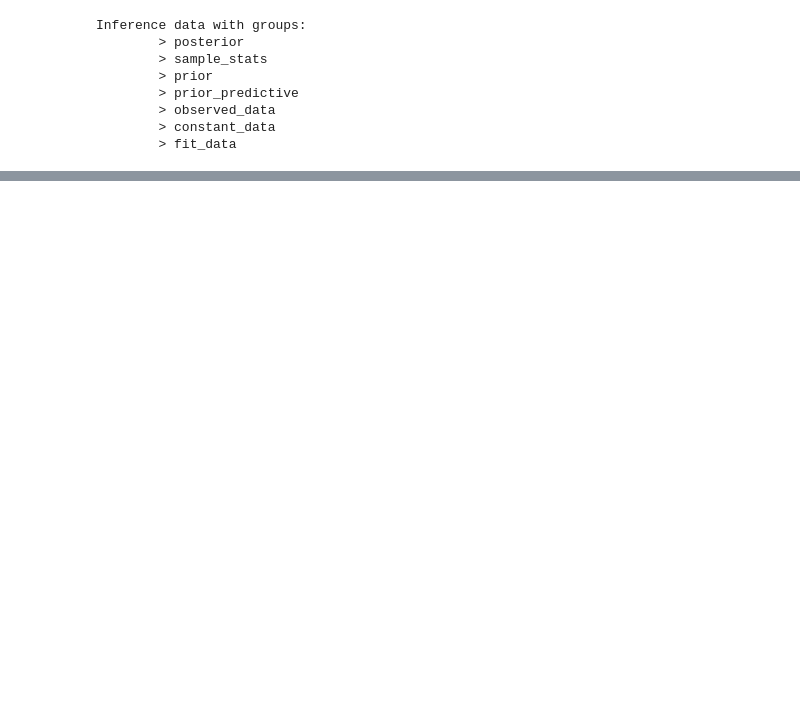
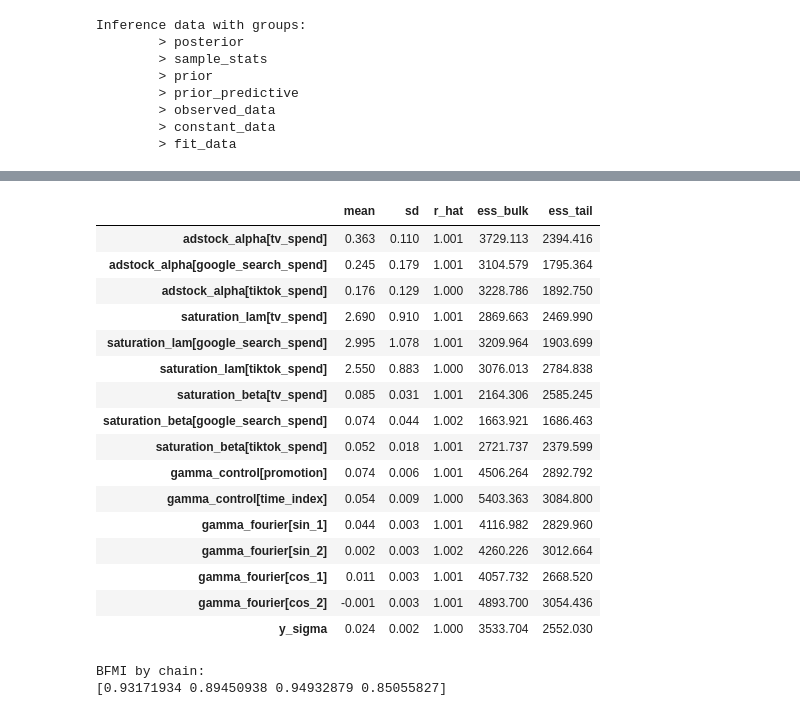
Before and after one commit to koalalovecoding/pymc-marketing-retail-mmm, a Jupyter notebook: notebooks/02_build_fit_and_diagnostics.ipynb, the cells around one changed output, grey strips where cells are left out. Drawn from its saved outputs; the diff is of its cells as text; code cells hidden in the pictures; blank space fills up the shorter version.

```diff
--- a/notebooks/02_build_fit_and_diagnostics.ipynb
+++ b/notebooks/02_build_fit_and_diagnostics.ipynb
@@ -267,0 +445,10 @@ Inference data with groups:
+# %%
+mmm_regularized.fit(
+    X=X_train,
+    y=y_train,
+    chains=4,
+    tune=1500,
+    draws=1000,
+    target_accept=0.99,
+    random_seed=RANDOM_SEED,
+)
@@ -267,0 +472,50 @@ Inference data with groups:
+# %%
+diagnostic_vars = [
+    "adstock_alpha",
+    "saturation_lam",
+    "saturation_beta",
+    "gamma_control",
+    "gamma_fourier",
+    "y_sigma",
+]
+
+regularized_summary = az.summary(
+    mmm_regularized.idata,
+    var_names=diagnostic_vars,
+    round_to=3,
+)
+
+display(
+    regularized_summary[
+        [
+            "mean",
+            "sd",
+            "r_hat",
+            "ess_bulk",
+            "ess_tail",
+        ]
+    ]
+)
+
+print("BFMI by chain:")
+print(az.bfmi(mmm_regularized.idata))
+# %% [output]
+|  | mean | sd | r_hat | ess_bulk | ess_tail |
+| adstock_alpha[tv_spend] | 0.363 | 0.110 | 1.001 | 3729.113 | 2394.416 |
+| adstock_alpha[google_search_spend] | 0.245 | 0.179 | 1.001 | 3104.579 | 1795.364 |
+| adstock_alpha[tiktok_spend] | 0.176 | 0.129 | 1.000 | 3228.786 | 1892.750 |
+| saturation_lam[tv_spend] | 2.690 | 0.910 | 1.001 | 2869.663 | 2469.990 |
+| saturation_lam[google_search_spend] | 2.995 | 1.078 | 1.001 | 3209.964 | 1903.699 |
+| saturation_lam[tiktok_spend] | 2.550 | 0.883 | 1.000 | 3076.013 | 2784.838 |
+| saturation_beta[tv_spend] | 0.085 | 0.031 | 1.001 | 2164.306 | 2585.245 |
+| saturation_beta[google_search_spend] | 0.074 | 0.044 | 1.002 | 1663.921 | 1686.463 |
+| saturation_beta[tiktok_spend] | 0.052 | 0.018 | 1.001 | 2721.737 | 2379.599 |
+| gamma_control[promotion] | 0.074 | 0.006 | 1.001 | 4506.264 | 2892.792 |
+| gamma_control[time_index] | 0.054 | 0.009 | 1.000 | 5403.363 | 3084.800 |
+| gamma_fourier[sin_1] | 0.044 | 0.003 | 1.001 | 4116.982 | 2829.960 |
+| gamma_fourier[sin_2] | 0.002 | 0.003 | 1.002 | 4260.226 | 3012.664 |
+| gamma_fourier[cos_1] | 0.011 | 0.003 | 1.001 | 4057.732 | 2668.520 |
+| gamma_fourier[cos_2] | -0.001 | 0.003 | 1.001 | 4893.700 | 3054.436 |
+| y_sigma | 0.024 | 0.002 | 1.000 | 3533.704 | 2552.030 |
+BFMI by chain:
+[0.93171934 0.89450938 0.94932879 0.85055827]
```
Also changed, not shown: parts of 13 cells of this notebook.
